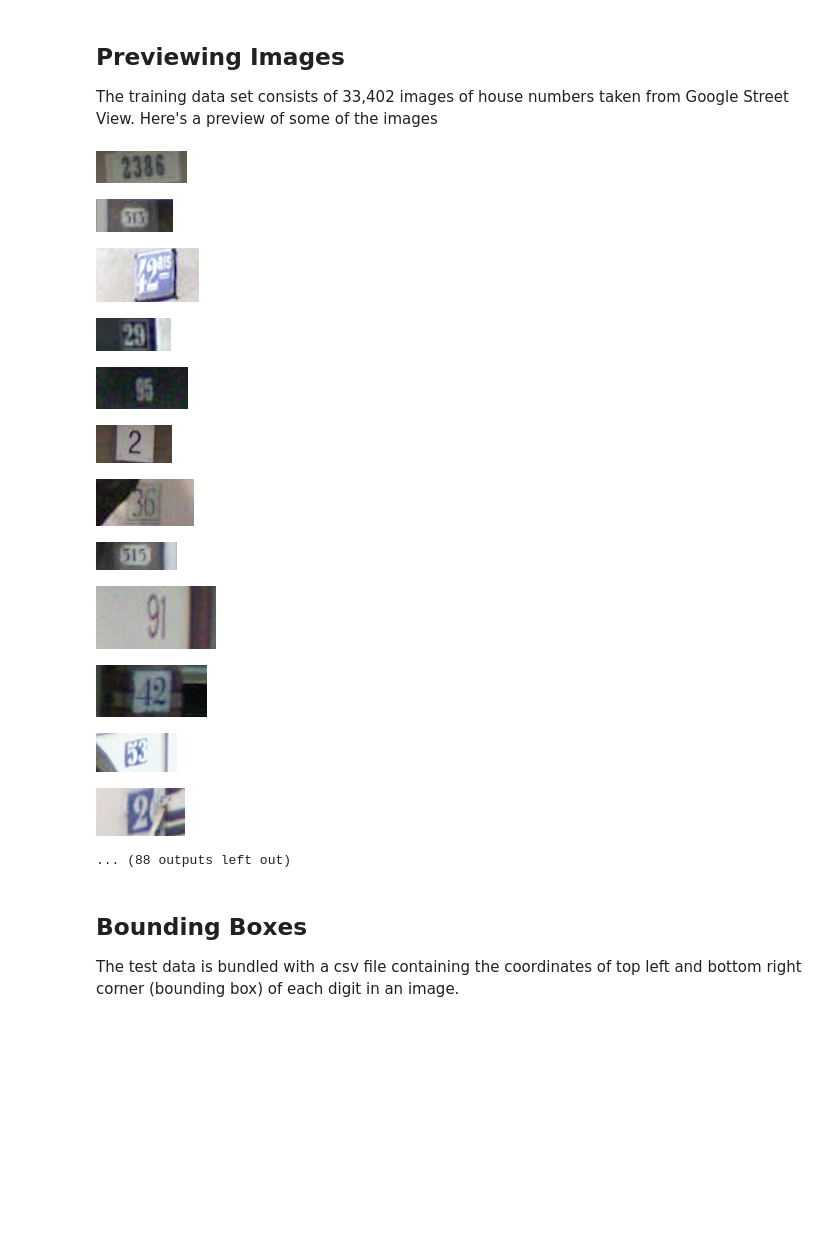
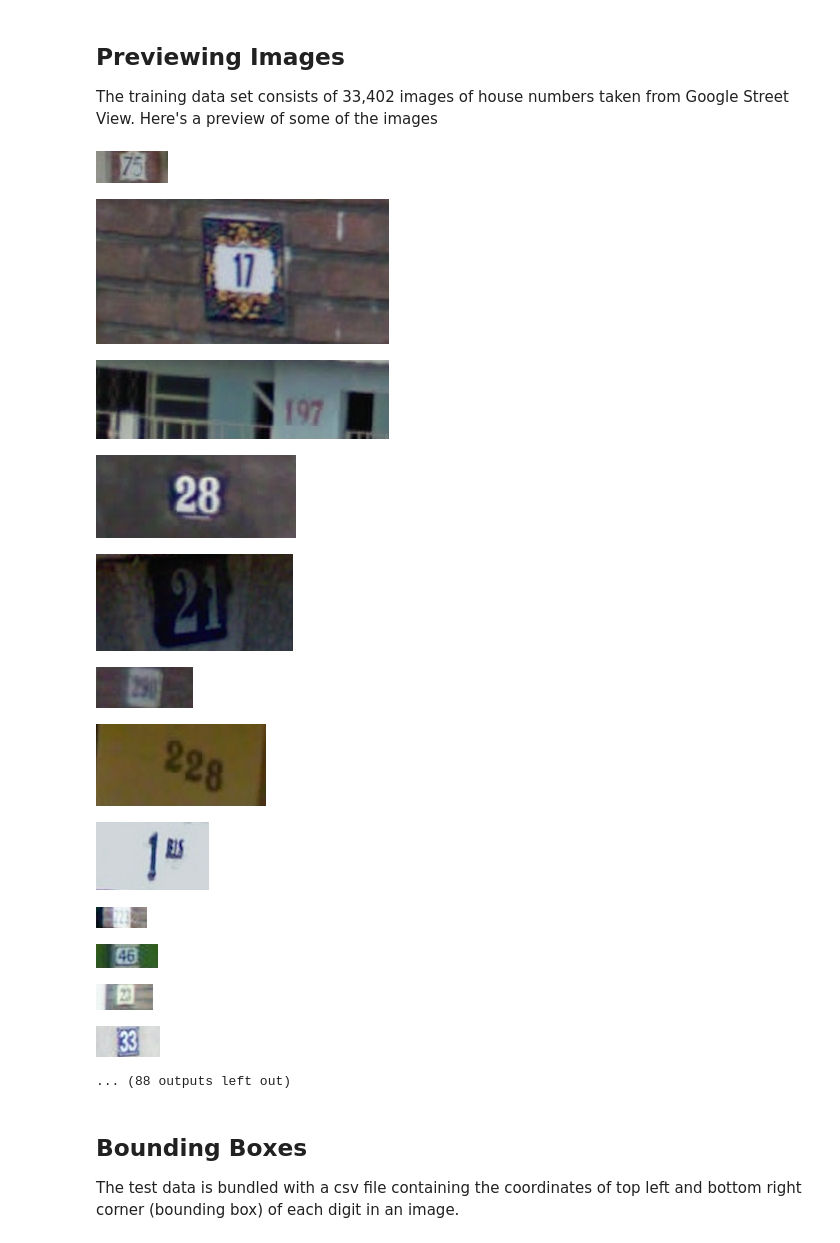
Before and after one commit to gnarula/ml-svhn, a Jupyter notebook: Data Processing.ipynb, the cells around one changed output. Cells and saved outputs as stored; diff of their text form; code cells hidden in the pictures; blank space fills up the shorter version.

```diff
--- a/Data Processing.ipynb
+++ b/Data Processing.ipynb
@@ -16,23 +16,23 @@ import itertools
 The training data set consists of 33,402 images of house numbers taken from Google Street View. Here's a preview of some of the images
 # %%
 PWD = os.getcwd()
-image_path = os.path.join(PWD, 'release/data/train_toy_images/')
+image_path = os.path.join(PWD, 'release/data/train_images/')
 for _, __, files in os.walk(image_path):
     for file in files[:100]:
         display(Image(os.path.join(image_path, file)))
 # %% [output]
-[figure, old version]
+[figure, new version]
-[figure, old version]
+[figure, new version]
-[figure, old version]
+[figure, new version]
-[figure, old version]
+[figure, new version]
-[figure, old version]
+[figure, new version]
-[figure, old version]
+[figure, new version]
-[figure, old version]
+[figure, new version]
-[figure, old version]
+[figure, new version]
-[figure, old version]
+[figure, new version]
-[figure, old version]
+[figure, new version]
-[figure, old version]
+[figure, new version]
-[figure, old version]
+[figure, new version]
 ... (88 outputs left out)
 # %% [markdown]
 ## Bounding Boxes
```
Also changed, not shown: parts of 3 cells of this notebook, 3 other files.
